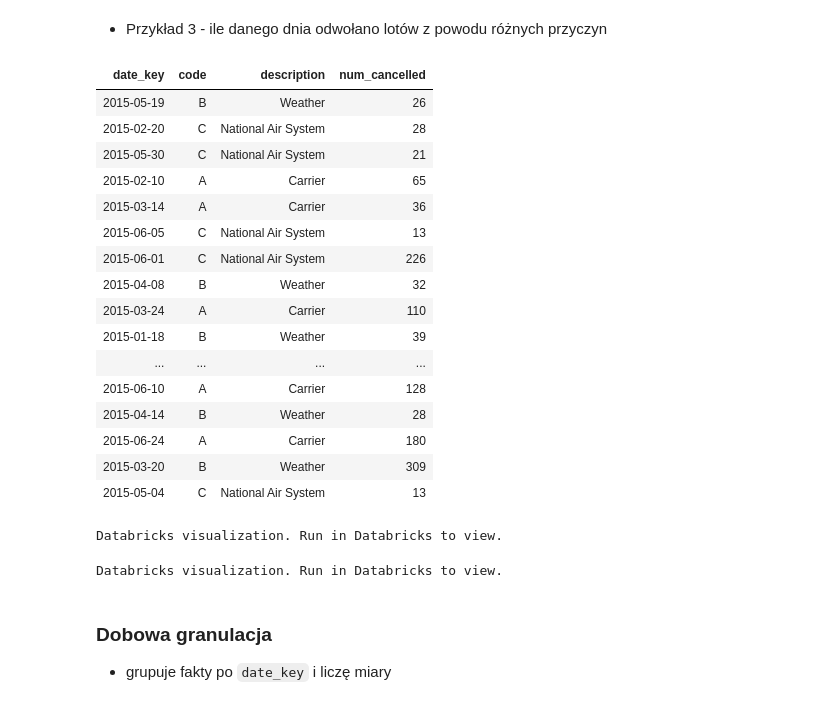
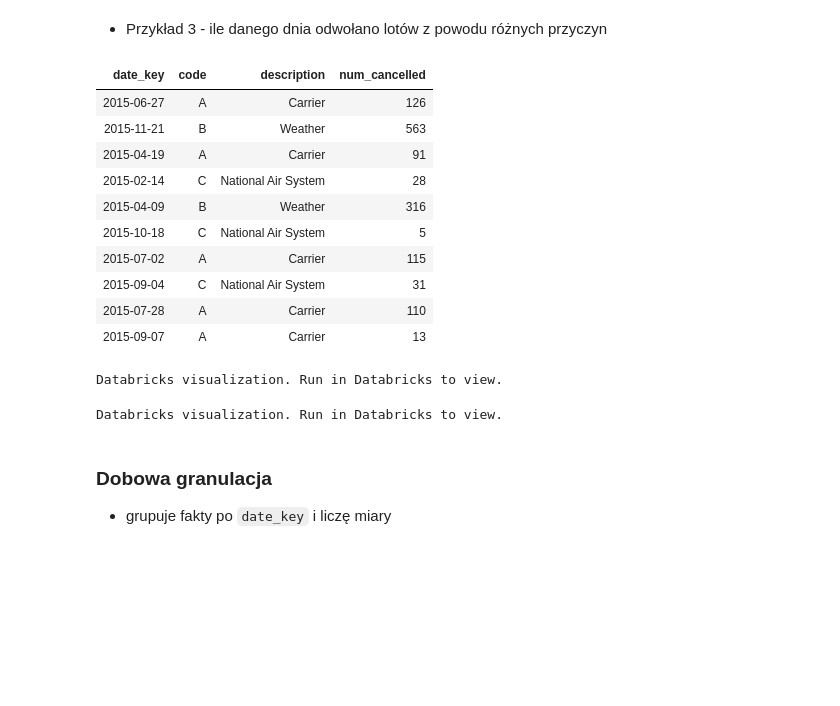
Before and after one commit to Nicram123/data-warehouse-flights, a Jupyter notebook: notebooks/Reports_notebook.ipynb, the cells around one changed output. Saved outputs shown, nothing was run; the diff lists cells and outputs as text; code cells hidden in the pictures; blank space fills up the shorter version.

```diff
--- a/notebooks/Reports_notebook.ipynb
+++ b/notebooks/Reports_notebook.ipynb
@@ -63,24 +85,19 @@ GROUP BY f.date_key, cr.code, cr.description;
 # %%
 %sql
 SELECT * FROM flight_sales_gold.vw_cancellation_reason
+LIMIT 10;
 # %% [output]
 | date_key | code | description | num_cancelled |
-| 2015-05-19 | B | Weather | 26 |
-| 2015-02-20 | C | National Air System | 28 |
-| 2015-05-30 | C | National Air System | 21 |
-| 2015-02-10 | A | Carrier | 65 |
-| 2015-03-14 | A | Carrier | 36 |
-| 2015-06-05 | C | National Air System | 13 |
-| 2015-06-01 | C | National Air System | 226 |
-| 2015-04-08 | B | Weather | 32 |
-| 2015-03-24 | A | Carrier | 110 |
-| 2015-01-18 | B | Weather | 39 |
-| ... | ... | ... | ... |
-| 2015-06-10 | A | Carrier | 128 |
-| 2015-04-14 | B | Weather | 28 |
-| 2015-06-24 | A | Carrier | 180 |
-| 2015-03-20 | B | Weather | 309 |
-| 2015-05-04 | C | National Air System | 13 |
+| 2015-06-27 | A | Carrier | 126 |
+| 2015-11-21 | B | Weather | 563 |
+| 2015-04-19 | A | Carrier | 91 |
+| 2015-02-14 | C | National Air System | 28 |
+| 2015-04-09 | B | Weather | 316 |
+| 2015-10-18 | C | National Air System | 5 |
+| 2015-07-02 | A | Carrier | 115 |
+| 2015-09-04 | C | National Air System | 31 |
+| 2015-07-28 | A | Carrier | 110 |
+| 2015-09-07 | A | Carrier | 13 |
 Databricks visualization. Run in Databricks to view.
 Databricks visualization. Run in Databricks to view.
 # %% [markdown]
```
Also changed, not shown: parts of 2 cells of this notebook.
